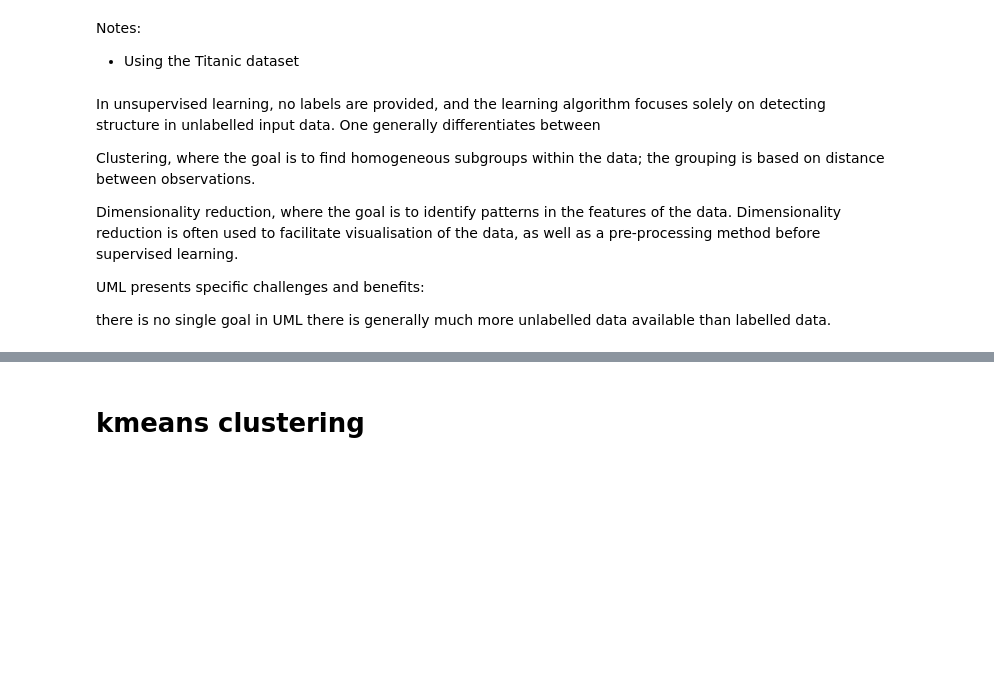
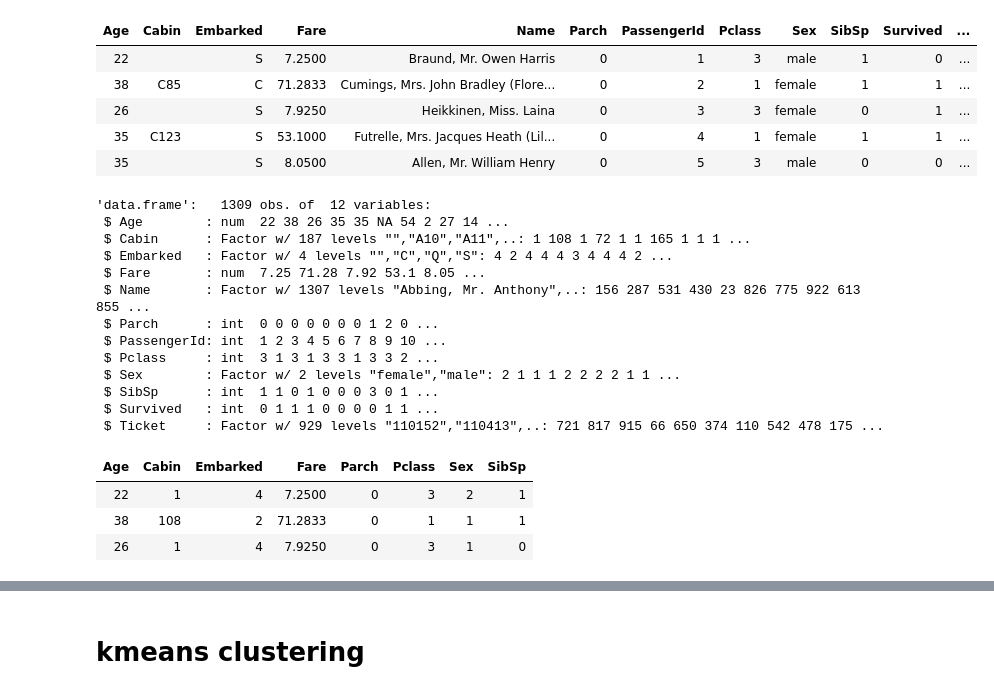
Before and after one commit to experoinc/womens-ml-product-hackathon, a Jupyter notebook: bootcamp/R/4_unsupervised.ipynb, the cells around one changed output, grey strips where cells are left out. Drawn from its saved outputs; the diff is of its cells as text; code cells hidden in the pictures; blank space fills up the shorter version.

```diff
--- a/bootcamp/R/4_unsupervised.ipynb
+++ b/bootcamp/R/4_unsupervised.ipynb
@@ -1,14 +0,0 @@
-# %% [markdown]
-Notes:
-* Using the Titanic dataset
-# %% [markdown]
-In unsupervised learning, no labels are provided, and the learning algorithm focuses solely on detecting structure in unlabelled input data. One generally differentiates between
-
-Clustering, where the goal is to find homogeneous subgroups within the data; the grouping is based on distance between observations.
-
-Dimensionality reduction, where the goal is to identify patterns in the features of the data. Dimensionality reduction is often used to facilitate visualisation of the data, as well as a pre-processing method before supervised learning.
-
-UML presents specific challenges and benefits:
-
-there is no single goal in UML
-there is generally much more unlabelled data available than labelled data.
@@ -14,0 +4,46 @@ there is generally much more unlabelled data available than labelled data.
+# %%
+titanic <- read.csv('../../data/titanic/titanic.csv')
+head(titanic, 5)
+# %% [output]
+| Age | Cabin | Embarked | Fare | Name | Parch | PassengerId | Pclass | Sex | SibSp | Survived | ... |
+| 22 |  | S | 7.2500 | Braund, Mr. Owen Harris | 0 | 1 | 3 | male | 1 | 0 | ... |
+| 38 | C85 | C | 71.2833 | Cumings, Mrs. John Bradley (Flore... | 0 | 2 | 1 | female | 1 | 1 | ... |
+| 26 |  | S | 7.9250 | Heikkinen, Miss. Laina | 0 | 3 | 3 | female | 0 | 1 | ... |
+| 35 | C123 | S | 53.1000 | Futrelle, Mrs. Jacques Heath (Lil... | 0 | 4 | 1 | female | 1 | 1 | ... |
+| 35 |  | S | 8.0500 | Allen, Mr. William Henry | 0 | 5 | 3 | male | 0 | 0 | ... |
+# %%
+str(titanic)
+# %% [output]
+'data.frame':   1309 obs. of  12 variables:
+ $ Age        : num  22 38 26 35 35 NA 54 2 27 14 ...
+ $ Cabin      : Factor w/ 187 levels "","A10","A11",..: 1 108 1 72 1 1 165 1 1 1 ...
+ $ Embarked   : Factor w/ 4 levels "","C","Q","S": 4 2 4 4 4 3 4 4 4 2 ...
+ $ Fare       : num  7.25 71.28 7.92 53.1 8.05 ...
+ $ Name       : Factor w/ 1307 levels "Abbing, Mr. Anthony",..: 156 287 531 430 23 826 775 922 613 855 ...
+ $ Parch      : int  0 0 0 0 0 0 0 1 2 0 ...
+ $ PassengerId: int  1 2 3 4 5 6 7 8 9 10 ...
+ $ Pclass     : int  3 1 3 1 3 3 1 3 3 2 ...
+ $ Sex        : Factor w/ 2 levels "female","male": 2 1 1 1 2 2 2 2 1 1 ...
+ $ SibSp      : int  1 1 0 1 0 0 0 3 0 1 ...
+ $ Survived   : int  0 1 1 1 0 0 0 0 1 1 ...
+ $ Ticket     : Factor w/ 929 levels "110152","110413",..: 721 817 915 66 650 374 110 542 478 175 ...
+# %%
+titanic_unsupervised <- titanic %>%
+mutate(Cabin = as.numeric(Cabin),
+      Embarked = as.numeric(Embarked),
+      Sex = as.numeric(Sex),
+      Survived = as.factor(Survived)) %>%
+filter(is.na(Fare) == FALSE)
+
+titanic_unsupervised$Age[is.na(titanic_unsupervised$Age)] <-
+as.integer(mean(titanic_unsupervised$Age, na.rm = TRUE))
+
+titanic_for_kmeans <- titanic_unsupervised%>%
+select( -c(Name, PassengerId, Ticket, Survived))
+
+head(titanic_for_kmeans, 3)
+# %% [output]
+| Age | Cabin | Embarked | Fare | Parch | Pclass | Sex | SibSp |
+| 22 | 1 | 4 | 7.2500 | 0 | 3 | 2 | 1 |
+| 38 | 108 | 2 | 71.2833 | 0 | 1 | 1 | 1 |
+| 26 | 1 | 4 | 7.9250 | 0 | 3 | 1 | 0 |
```
Also changed, not shown: parts of 17 cells of this notebook, 3 other files.
